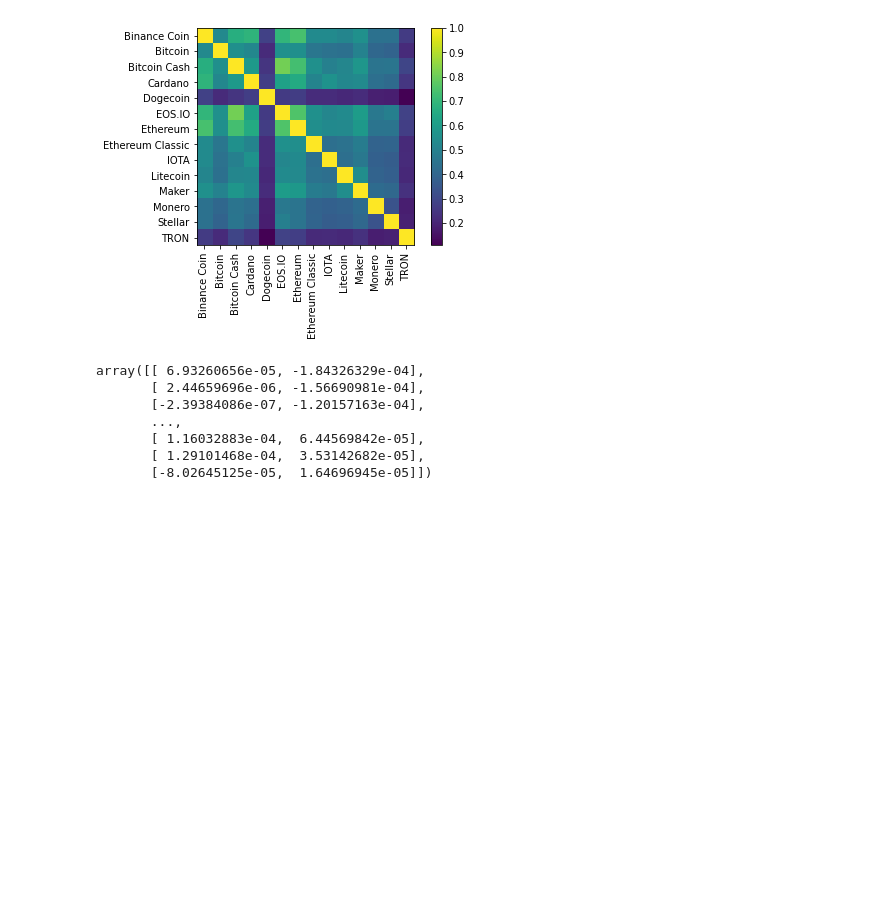
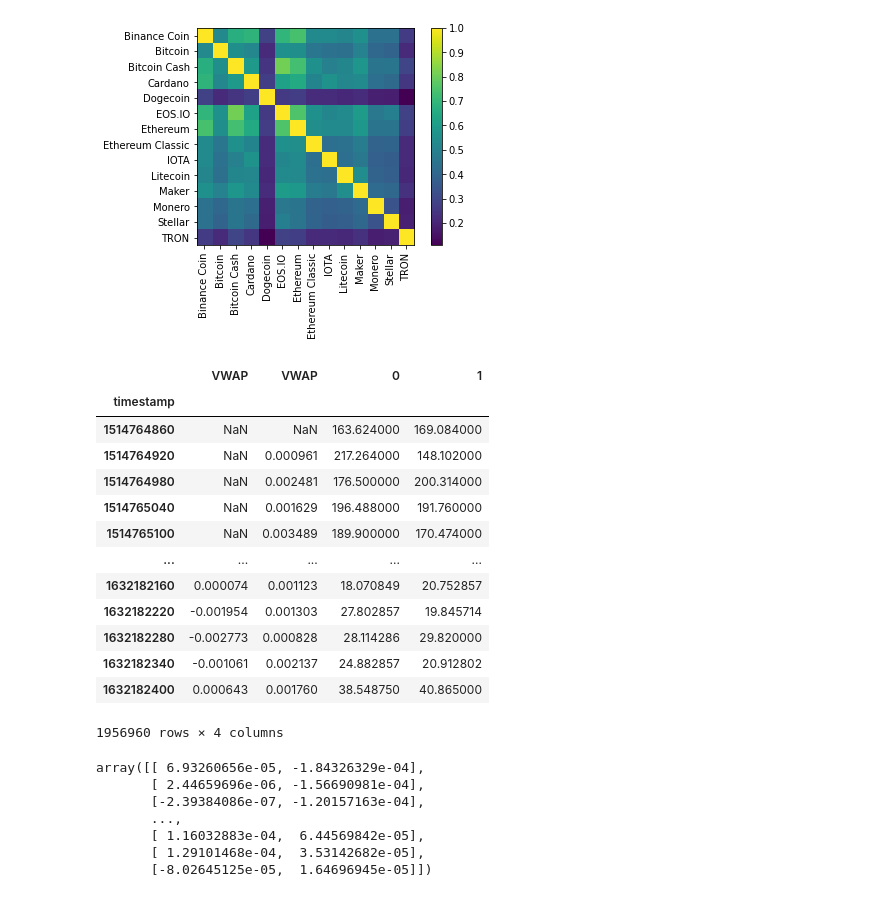
Before and after one commit to Min-Ho-Kim94/kaggle_1, a Jupyter notebook: tutorial_20211120.ipynb, the cells around one changed output. Cells and saved outputs as stored; diff of their text form; code cells hidden in the pictures; blank space fills up the shorter version.

Commit message:
VWAP study

```diff
--- a/tutorial_20211120.ipynb
+++ b/tutorial_20211120.ipynb
@@ -319,18 +318,34 @@ plt.colorbar()
 # %%
 upper_shadow = lambda asset: asset.High - np.maximum(asset.Close, asset.Open)
 lower_shadow = lambda asset: np.minimum(asset.Close, asset.Open) - asset.Low
 
 X_btc = pd.concat([log_return(btc.VWAP, periods=5),
                    log_return(btc.VWAP, periods=1).abs(),
                    upper_shadow(btc),
                    lower_shadow(btc)], axis=1)
 y_btc = btc.Target
 
 X_eth = pd.concat([log_return(eth.VWAP, periods=5),
                    log_return(eth.VWAP, periods=1),
                    upper_shadow(eth),
                    lower_shadow(eth)], axis=1)
 y_eth = eth.Target
+X_btc
+# %% [output]
+|  | VWAP | VWAP | 0 | 1 |
+| timestamp |  |  |  |  |
+| 1514764860 | NaN | NaN | 163.624000 | 169.084000 |
+| 1514764920 | NaN | 0.000961 | 217.264000 | 148.102000 |
+| 1514764980 | NaN | 0.002481 | 176.500000 | 200.314000 |
+| 1514765040 | NaN | 0.001629 | 196.488000 | 191.760000 |
+| 1514765100 | NaN | 0.003489 | 189.900000 | 170.474000 |
+| ... | ... | ... | ... | ... |
+| 1632182160 | 0.000074 | 0.001123 | 18.070849 | 20.752857 |
+| 1632182220 | -0.001954 | 0.001303 | 27.802857 | 19.845714 |
+| 1632182280 | -0.002773 | 0.000828 | 28.114286 | 29.820000 |
+| 1632182340 | -0.001061 | 0.002137 | 24.882857 | 20.912802 |
+| 1632182400 | 0.000643 | 0.001760 | 38.548750 | 40.865000 |
+1956960 rows × 4 columns
 # %%
 train_window = [totimestamp('01/05/2021'), totimestamp('30/05/2021')]
 test_window = [totimestamp('01/06/2021'), totimestamp('30/06/2021')]
```
Also changed, not shown: parts of 4 cells of this notebook, 3 other files.
